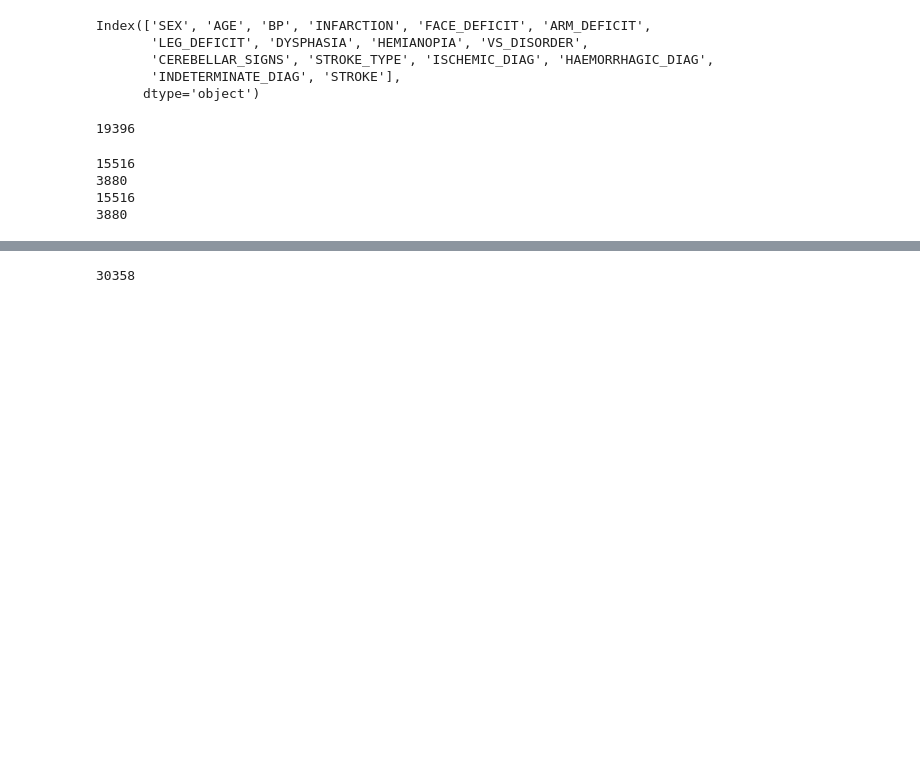
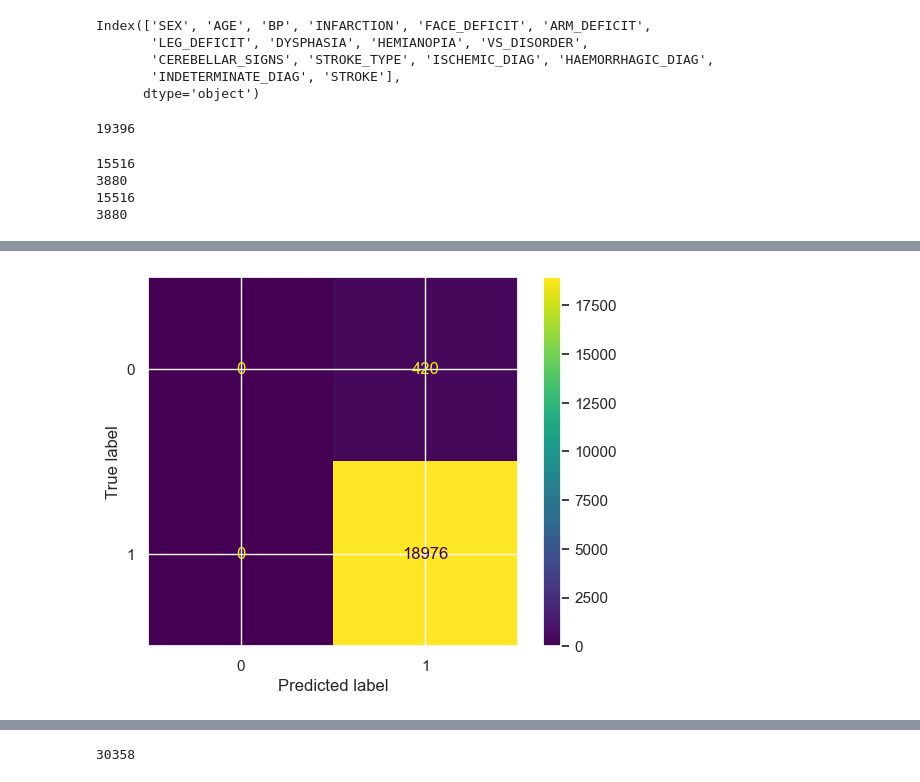
Before and after one commit to FavourAkumute/prediction_of_brain_stroke, a Jupyter notebook: IST_stroke_prediction.ipynb, the cells around one changed output, grey strips where cells are left out. Saved outputs shown, nothing was run; the diff lists cells and outputs as text; code cells hidden in the pictures; blank space fills up the shorter version.

```diff
--- a/IST_stroke_prediction.ipynb
+++ b/IST_stroke_prediction.ipynb
@@ -257,0 +285,6 @@ Text(0.5, 1.0, 'Classes in the training set before balancing')
+# %%
+svm = SVC()
+svm.fit(X_train, y_train)
+svm_pred = svm.predict(X_test)
+print(classification_report(y_test,svm_pred))
+print(mean_squared_error(y_test, svm_pred))
@@ -257,0 +302,12 @@ Text(0.5, 1.0, 'Classes in the training set before balancing')
+# %%
+from sklearn.model_selection import cross_val_score, cross_val_predict, KFold,StratifiedKFold
+kf = StratifiedKFold(n_splits=5, shuffle=True, random_state=42)
+svm = SVC()
+cross_val_results = cross_val_score(svm, X_train, y_train, cv=kf)
+print(cross_val_results)
+svm_y_pred = cross_val_predict(svm, X_train, y_train, cv=kf)
+
+# Step 5: Generate a classification report
+report = classification_report(y_train, svm_y_pred)
+print(report)
+print(mean_squared_error(y_train, svm_y_pred))
@@ -257,0 +326,7 @@ Text(0.5, 1.0, 'Classes in the training set before balancing')
+# %%
+cm = confusion_matrix(y, svm_y_pred, labels=[0,1])
+disp = ConfusionMatrixDisplay(confusion_matrix=cm, display_labels=[0,1])
+disp.plot()
+plt.show()
+# %% [output]
+[figure, added]
```
Also changed, not shown: parts of 34 cells of this notebook.
